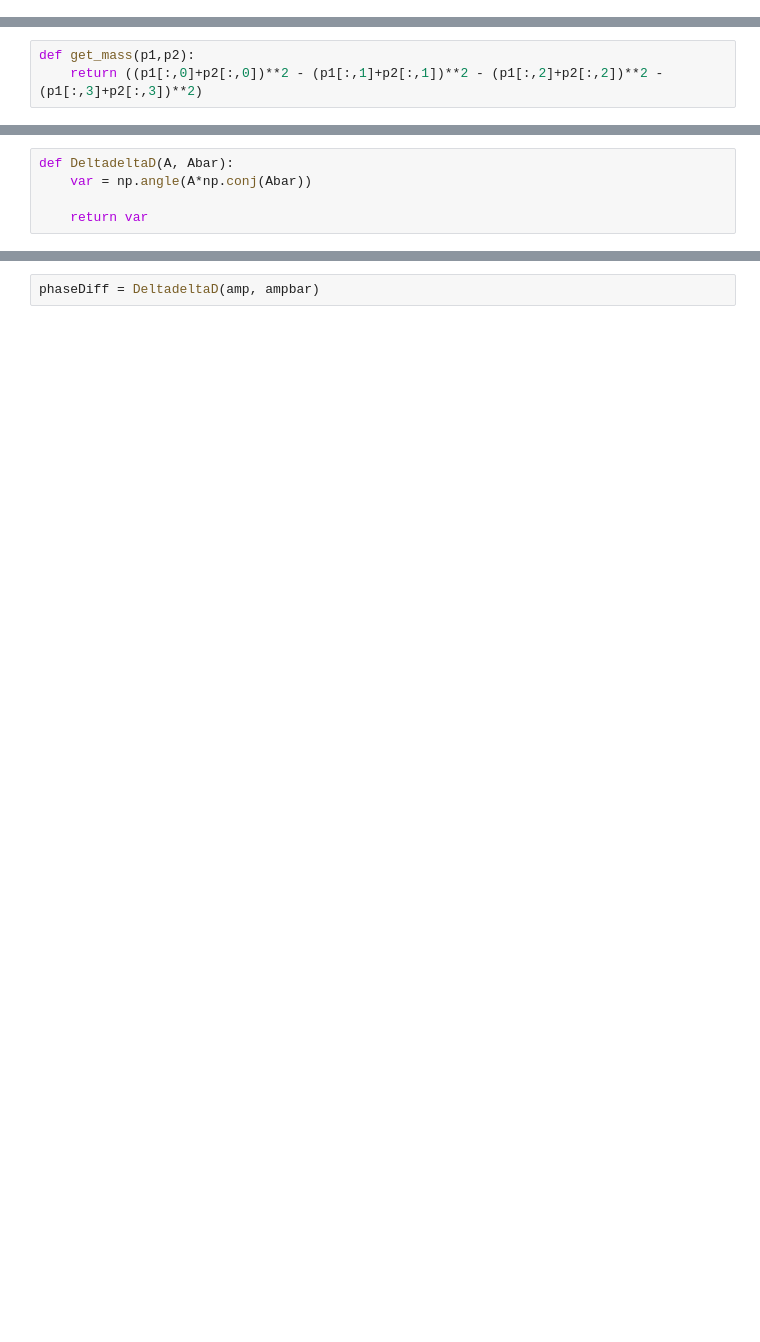
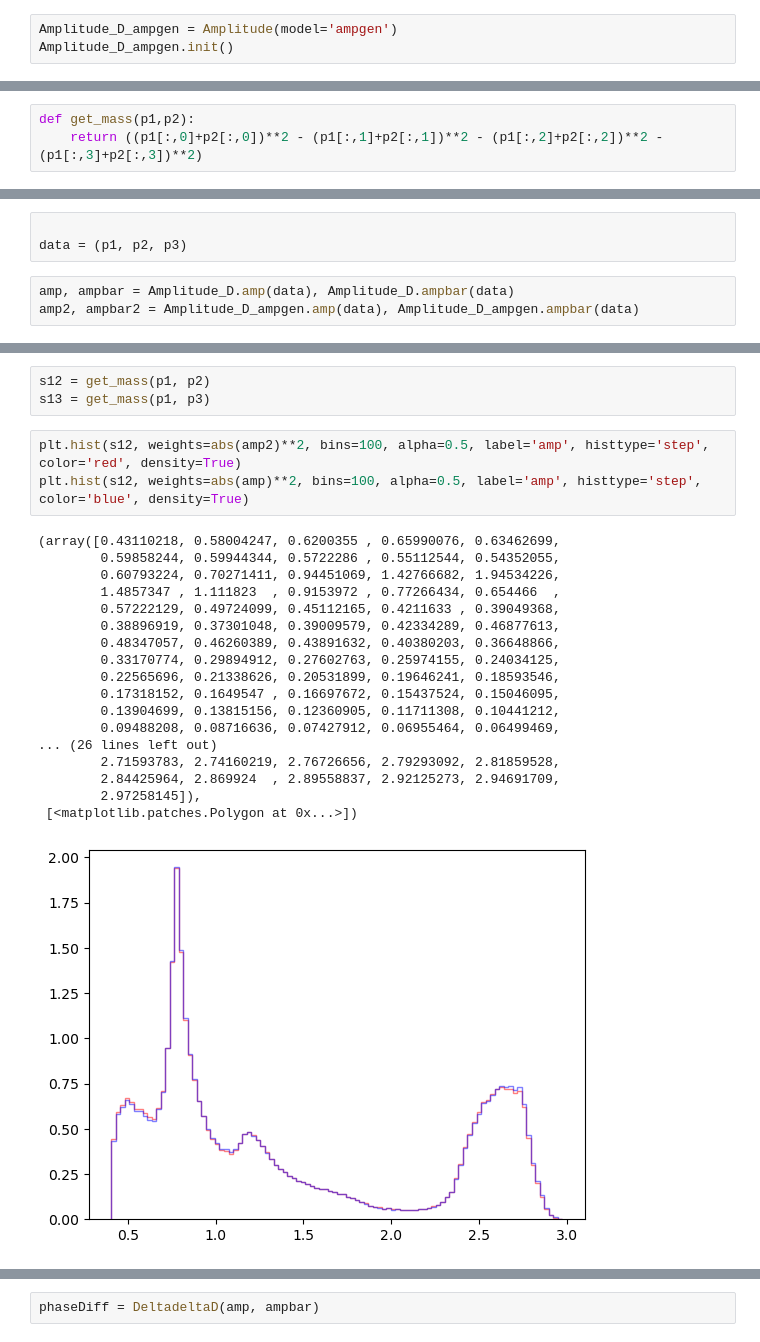
Before and after one commit to geralt00/tfpcbpggsz, a Jupyter notebook: tfpcbpggsz/amp/cal_amp.ipynb, the cells around one changed output, grey strips where cells are left out. Drawn from its saved outputs; the diff is of its cells as text; blank space fills up the shorter version.

Commit message:
update the data loader

```diff
--- a/tfpcbpggsz/amp/cal_amp.ipynb
+++ b/tfpcbpggsz/amp/cal_amp.ipynb
@@ -11,0 +11,3 @@ D0ToKSpipi2018 (Apr 30 2024) ==> Initialization !
+# %%
+Amplitude_D_ampgen = Amplitude(model='ampgen')
+Amplitude_D_ampgen.init()
@@ -51,3 +80,9 @@ ampbar = np.array(ampbar)
+# %%
+
+data = (p1, p2, p3)
+# %%
+amp, ampbar = Amplitude_D.amp(data), Amplitude_D.ampbar(data)
+amp2, ampbar2 = Amplitude_D_ampgen.amp(data), Amplitude_D_ampgen.ampbar(data)
 # %%
 print(abs(amp[0])**2)
 print(abs(ampbar[0])**2)
@@ -57,5 +92,25 @@ print(abs(ampbar[0])**2)
-# %%
-def DeltadeltaD(A, Abar):
-    var = np.angle(A*np.conj(Abar))
-
-    return var
+# %%
+s12 = get_mass(p1, p2)
+s13 = get_mass(p1, p3)
+# %%
+plt.hist(s12, weights=abs(amp2)**2, bins=100, alpha=0.5, label='amp', histtype='step', color='red', density=True)
+plt.hist(s12, weights=abs(amp)**2, bins=100, alpha=0.5, label='amp', histtype='step', color='blue', density=True)
+# %% [output]
+(array([0.43110218, 0.58004247, 0.6200355 , 0.65990076, 0.63462699,
+        0.59858244, 0.59944344, 0.5722286 , 0.55112544, 0.54352055,
+        0.60793224, 0.70271411, 0.94451069, 1.42766682, 1.94534226,
+        1.4857347 , 1.111823  , 0.9153972 , 0.77266434, 0.654466  ,
+        0.57222129, 0.49724099, 0.45112165, 0.4211633 , 0.39049368,
+        0.38896919, 0.37301048, 0.39009579, 0.42334289, 0.46877613,
+        0.48347057, 0.46260389, 0.43891632, 0.40380203, 0.36648866,
+        0.33170774, 0.29894912, 0.27602763, 0.25974155, 0.24034125,
+        0.22565696, 0.21338626, 0.20531899, 0.19646241, 0.18593546,
+        0.17318152, 0.1649547 , 0.16697672, 0.15437524, 0.15046095,
+        0.13904699, 0.13815156, 0.12360905, 0.11711308, 0.10441212,
+        0.09488208, 0.08716636, 0.07427912, 0.06955464, 0.06499469,
+... (26 lines left out)
+        2.71593783, 2.74160219, 2.76726656, 2.79293092, 2.81859528,
+        2.84425964, 2.869924  , 2.89558837, 2.92125273, 2.94691709,
+        2.97258145]),
+ [<matplotlib.patches.Polygon at 0x...>])
+[figure, added]
```
Also changed, not shown: parts of 24 cells of this notebook, 38 other files.
